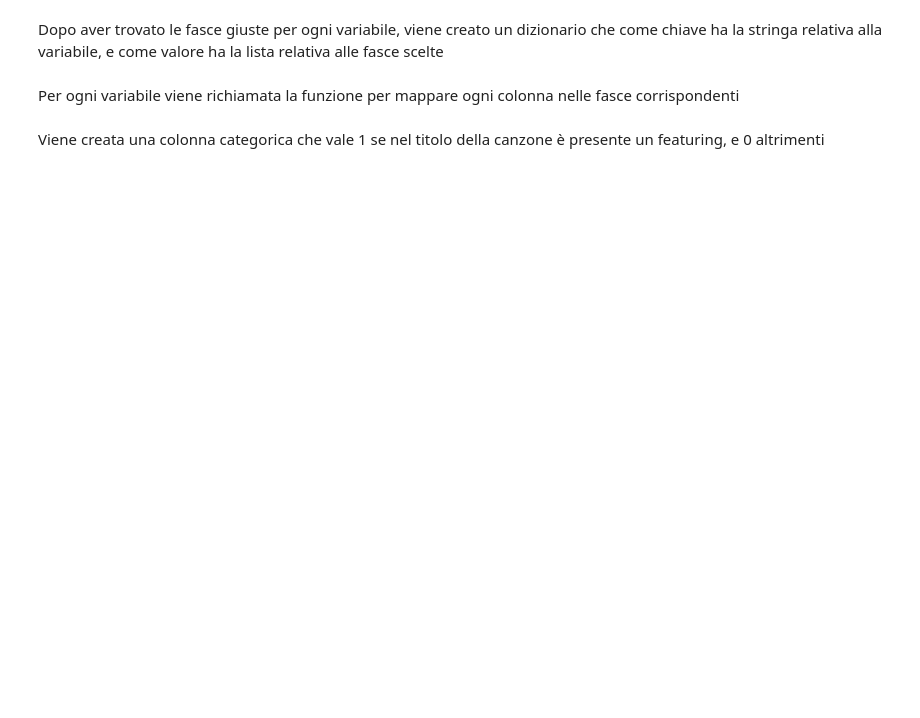
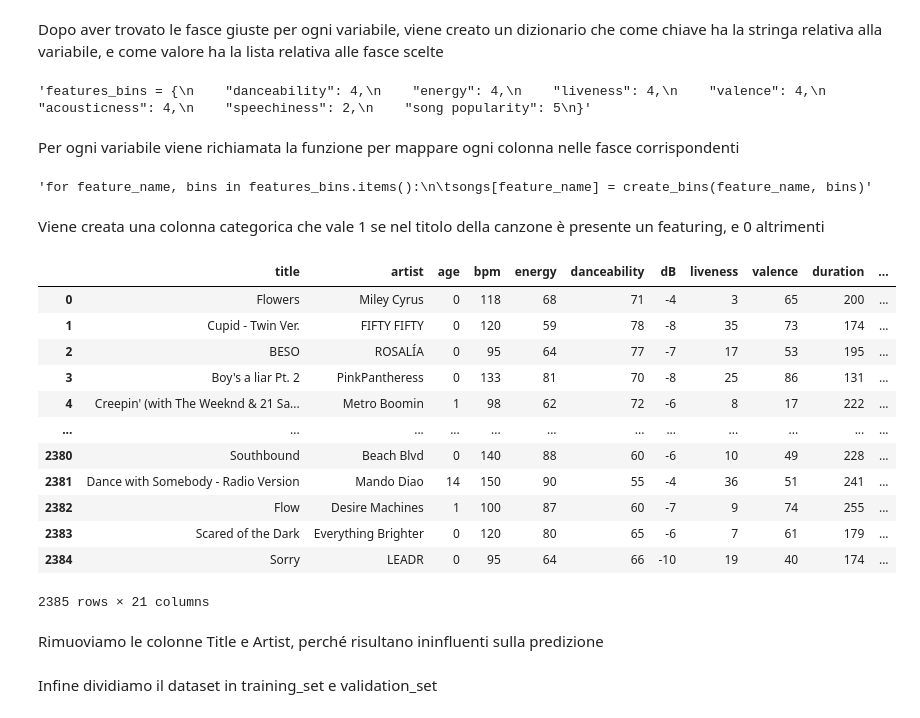
Before and after one commit to AndreaZavatta/Songs-Popularity-Prediction, a Jupyter notebook: songs-popularity-prediction.ipynb, the cells around one changed output. Drawn from its saved outputs; the diff is of its cells as text; code cells hidden in the pictures; blank space fills up the shorter version.

```diff
--- a/songs-popularity-prediction.ipynb
+++ b/songs-popularity-prediction.ipynb
@@ -727,4 +787,4 @@ songs.corr()["song popularity"].sort_values(ascending=False)
 Viene creata una funzione per categorizzare in varie fasce le variabili continue
 # %%
 def create_bins(feature_name, bins):
-    return pd.cut(songs[feature_name], bins=bins, labels=list(range(len(bins)-1)))
+    return pd.qcut(songs[feature_name], bins, duplicates="drop", labels=range(1, bins + 1))
@@ -805,22 +791,43 @@ dtype: int64
 # %% [markdown]
 Dopo aver trovato le fasce giuste per ogni variabile, viene creato un dizionario che come chiave ha la stringa relativa alla variabile, e come valore ha la lista relativa alle fasce scelte
-# %%
-features_bins = {
-    "danceability": [0, 60, 68, 76, 100],
-    "energy": [0, 60, 72, 82, 100],
-    "liveness": [0, 8, 11, 20, 100],
-    "valence": [0, 40, 55, 72, 100],
-    "acousticness": [0, 3, 9, 25, 100],
-    "speechiness": [0, 5, 100],
-    "song popularity": [0, 60, 67, 73, 79, 100],
-    "artist popularity": [0, 62, 72, 78, 84, 100]
-}
+# %%
+'''features_bins = {
+    "danceability": 4,
+    "energy": 4,
+    "liveness": 4,
+    "valence": 4,
+    "acousticness": 4,
+    "speechiness": 2,
+    "song popularity": 5
+}'''
+# %% [output]
+'features_bins = {\n    "danceability": 4,\n    "energy": 4,\n    "liveness": 4,\n    "valence": 4,\n    "acousticness": 4,\n    "speechiness": 2,\n    "song popularity": 5\n}'
 # %% [markdown]
 Per ogni variabile viene richiamata la funzione per mappare ogni colonna nelle fasce corrispondenti
 # %%
-for feature_name, bins in features_bins.items():
-	songs[feature_name] = create_bins(feature_name, bins)
+'''for feature_name, bins in features_bins.items():
+	songs[feature_name] = create_bins(feature_name, bins)'''
+# %% [output]
+'for feature_name, bins in features_bins.items():\n\tsongs[feature_name] = create_bins(feature_name, bins)'
 # %% [markdown]
 Viene creata una colonna categorica che vale 1 se nel titolo della canzone è presente un featuring, e 0 altrimenti
 # %%
-songs["feat"] = songs["title"].str.lower().str.contains("feat.").astype(int)
+songs["feat"] = songs["title"].str.lower().str.contains(".*(?:feat\.|ft\.|\(with).*").astype(int)
+# %%
+songs
+# %% [output]
+|  | title | artist | age | bpm | energy | danceability | dB | liveness | valence | duration | ... |
+| 0 | Flowers | Miley Cyrus | 0 | 118 | 68 | 71 | -4 | 3 | 65 | 200 | ... |
+| 1 | Cupid - Twin Ver. | FIFTY FIFTY | 0 | 120 | 59 | 78 | -8 | 35 | 73 | 174 | ... |
+| 2 | BESO | ROSALÍA | 0 | 95 | 64 | 77 | -7 | 17 | 53 | 195 | ... |
+| 3 | Boy's a liar Pt. 2 | PinkPantheress | 0 | 133 | 81 | 70 | -8 | 25 | 86 | 131 | ... |
+| 4 | Creepin' (with The Weeknd & 21 Sa... | Metro Boomin | 1 | 98 | 62 | 72 | -6 | 8 | 17 | 222 | ... |
+| ... | ... | ... | ... | ... | ... | ... | ... | ... | ... | ... | ... |
+| 2380 | Southbound | Beach Blvd | 0 | 140 | 88 | 60 | -6 | 10 | 49 | 228 | ... |
+| 2381 | Dance with Somebody - Radio Version | Mando Diao | 14 | 150 | 90 | 55 | -4 | 36 | 51 | 241 | ... |
+| 2382 | Flow | Desire Machines | 1 | 100 | 87 | 60 | -7 | 9 | 74 | 255 | ... |
+| 2383 | Scared of the Dark | Everything Brighter | 0 | 120 | 80 | 65 | -6 | 7 | 61 | 179 | ... |
+| 2384 | Sorry | LEADR | 0 | 95 | 64 | 66 | -10 | 19 | 40 | 174 | ... |
+2385 rows × 21 columns
+# %% [markdown]
+Rimuoviamo le colonne Title e Artist, perché risultano ininfluenti sulla predizione
@@ -826,0 +836,2 @@ songs["feat"] = songs["title"].str.lower().str.contains("feat.").astype(int)
+# %% [markdown]
+Infine dividiamo il dataset in training_set e validation_set
```
Also changed, not shown: parts of 44 cells of this notebook.
